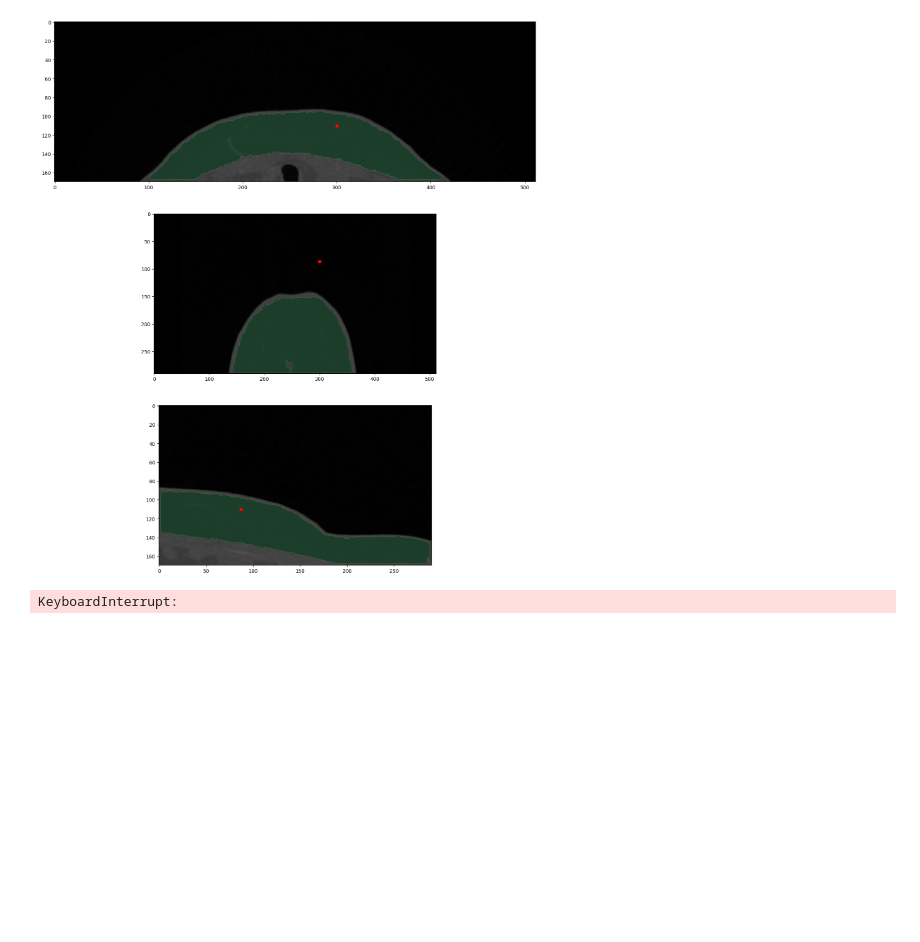
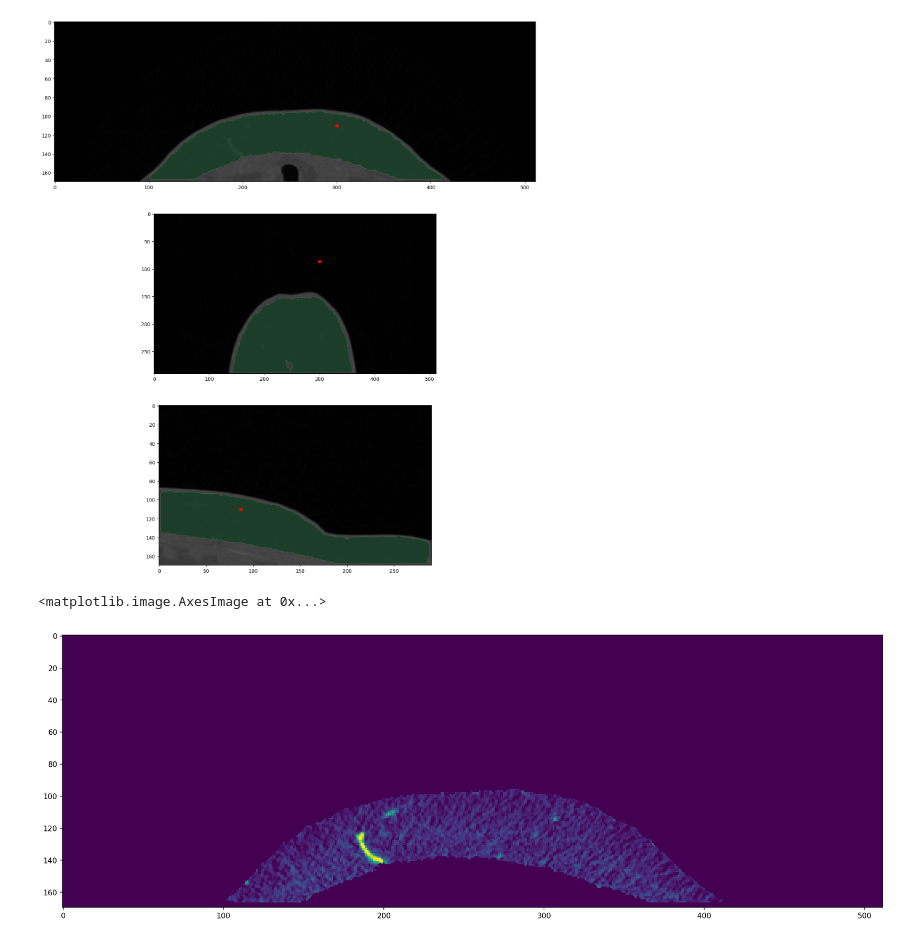
Before and after one commit to HosseinOutward/VUB-ACS-24_Hospital_Project, a Jupyter notebook: HP Clean.ipynb, the cells around one changed output. Saved outputs shown, nothing was run; the diff lists cells and outputs as text; code cells hidden in the pictures; blank space fills up the shorter version.

Commit message:
kill mahdi - better frangi

```diff
--- a/HP Clean.ipynb
+++ b/HP Clean.ipynb
@@ -170,7 +170,7 @@ show_slice(img, mask, (203, seed[1], seed[2]))
 [figure]
 # %%
 HP = {
-    "slice_no": Nfgd,  ## slice to visualize
+    "slice_no": 203,  ## slice to visualize
 
     "vessel_size_threshold": 200,  # Minimum number of pixels for a region to be kept
     "vertical_vessel_size_threshold": 50,
@@ -183,26 +183,28 @@ HP = {
 # %%
 # img = sitk.GetArrayFromImage(sitk_image)
 img_balanced = (img + 10000) * mask - 10000
 
-max_value, min_value = np.percentile(img_balanced[mask.astype(bool)], [99, 10])
+max_value, min_value = np.percentile(img_balanced[mask.astype(bool)], [99.99, 5])
 img_balanced = np.clip(img_balanced, min_value, max_value)
 
 img_balanced = (img_balanced - min_value) / (max_value - min_value)
 
+img_balanced = img_balanced[200:206]
+HP["slice_no"] -= 200
+
 plt.figure(figsize=(20, 15), dpi=150)
 plt.imshow(img_balanced[HP["slice_no"]])
+# %% [output]
+<matplotlib.image.AxesImage at 0x...>
+[figure, added]
 # %%
 from skimage.filters import frangi
 
 # Apply the Frangi filter with adjusted parameters
 frangi_slice = frangi(
     img_balanced,
-    scale_range=[HP["frangi_scale_range"][0], HP["frangi_scale_range"][1]],
-    # This range seems to be the size range of the vessel we have
     scale_step=HP["frangi_scale_step"],  # More fine-grained scale steps
     beta=HP["frangi_beta"],  # More sensitive to line-like structures
     gamma=HP["frangi_gamma"],  # Less background suppression for more sensitivity
     black_ridges=False  # Assuming bright ridges on dark background
 )
-# %% [output]
-KeyboardInterrupt:
```
Also changed, not shown: parts of 2 cells of this notebook.
